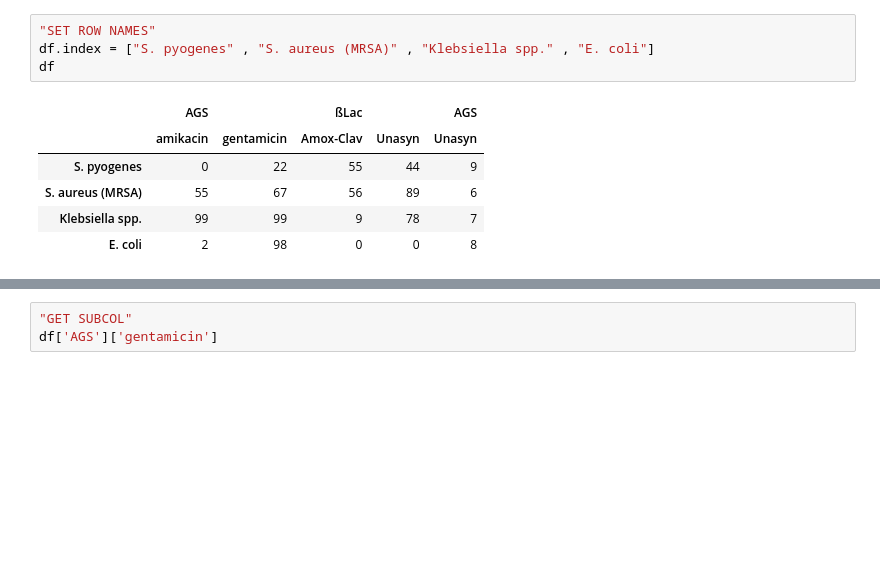
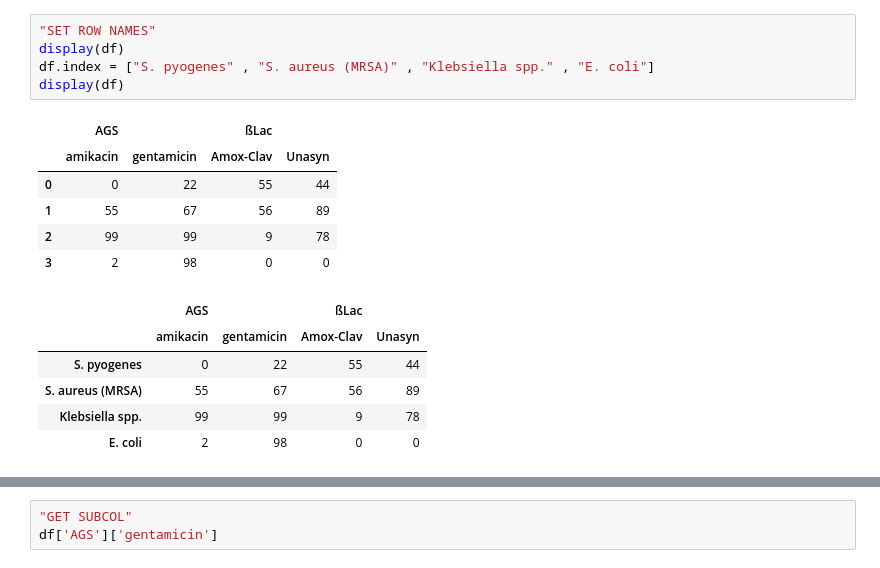
Before and after one commit to jsteinbecker/sars-cov-2, a Jupyter notebook: JTS_python_env/PARSING/Scripts/pandas_.ipynb, the cells around one changed output, grey strips where cells are left out. Saved outputs shown, nothing was run; the diff lists cells and outputs as text; blank space fills up the shorter version.

```diff
--- a/JTS_python_env/PARSING/Scripts/pandas_.ipynb
+++ b/JTS_python_env/PARSING/Scripts/pandas_.ipynb
@@ -19,11 +36,18 @@ df
 # %%
 "SET ROW NAMES"
+display(df)
 df.index = ["S. pyogenes" , "S. aureus (MRSA)" , "Klebsiella spp." , "E. coli"]
-df
+display(df)
 # %% [output]
-|  | AGS |  | ßLac |  | AGS |
-|  | amikacin | gentamicin | Amox-Clav | Unasyn | Unasyn |
-| S. pyogenes | 0 | 22 | 55 | 44 | 9 |
-| S. aureus (MRSA) | 55 | 67 | 56 | 89 | 6 |
-| Klebsiella spp. | 99 | 99 | 9 | 78 | 7 |
-| E. coli | 2 | 98 | 0 | 0 | 8 |
+|  | AGS |  | ßLac |  |
+|  | amikacin | gentamicin | Amox-Clav | Unasyn |
+| 0 | 0 | 22 | 55 | 44 |
+| 1 | 55 | 67 | 56 | 89 |
+| 2 | 99 | 99 | 9 | 78 |
+| 3 | 2 | 98 | 0 | 0 |
+|  | AGS |  | ßLac |  |
+|  | amikacin | gentamicin | Amox-Clav | Unasyn |
+| S. pyogenes | 0 | 22 | 55 | 44 |
+| S. aureus (MRSA) | 55 | 67 | 56 | 89 |
+| Klebsiella spp. | 99 | 99 | 9 | 78 |
+| E. coli | 2 | 98 | 0 | 0 |
```
Also changed, not shown: parts of 8 cells of this notebook, 38 other files.
